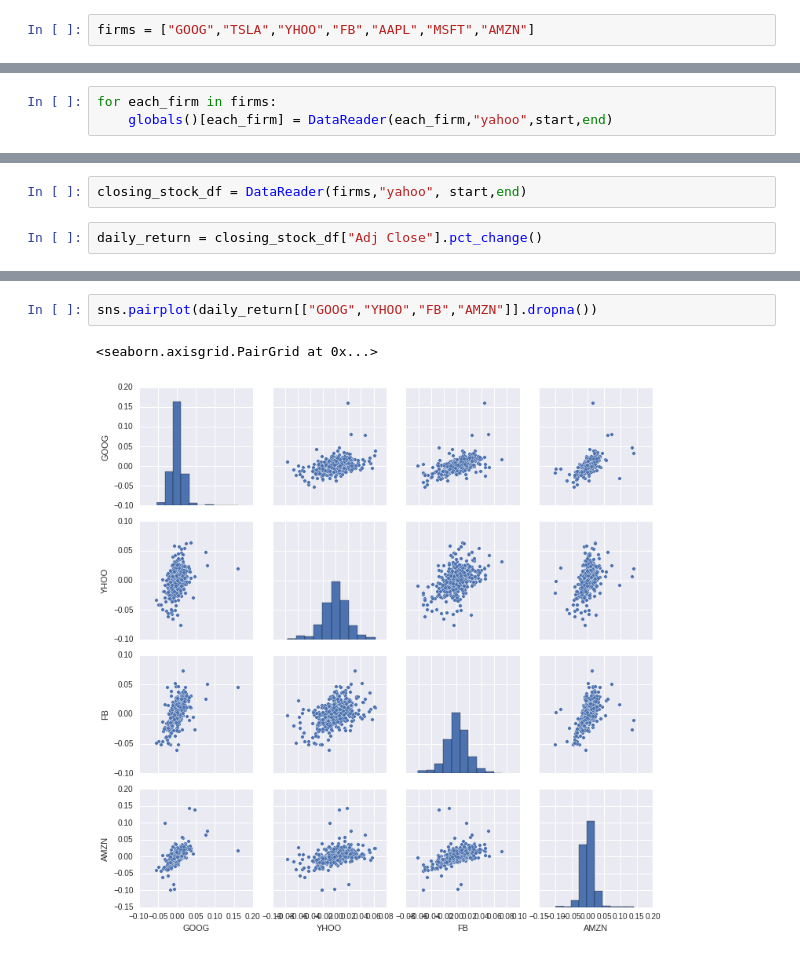
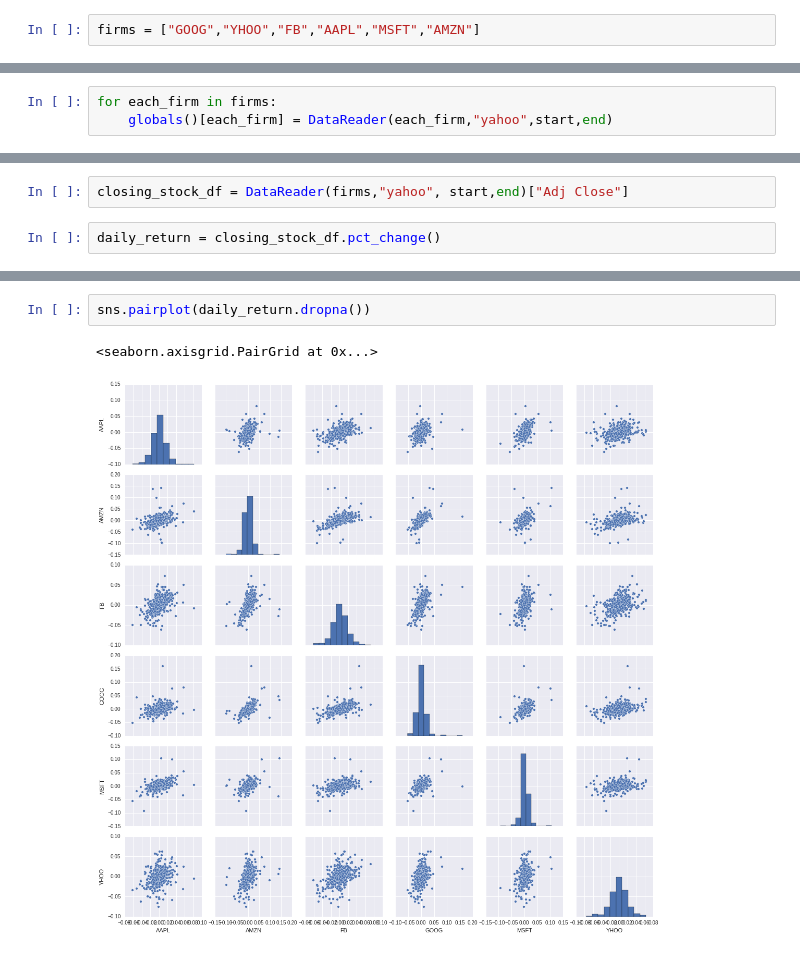
Before and after one commit to inferno9004/Stock-Market-Analysis, a Jupyter notebook: stock_market.ipynb, the cells around one changed output, grey strips where cells are left out. Saved outputs shown, nothing was run; the diff lists cells and outputs as text.

Commit message:
pairplots added, new data added

```diff
--- a/stock_market.ipynb
+++ b/stock_market.ipynb
@@ -11,7 +11,7 @@ from pandas.io.data import DataReader
 
 from datetime import datetime
 # %%
-firms = ["GOOG","TSLA","YHOO","FB","AAPL","MSFT","AMZN"]
+firms = ["GOOG","YHOO","FB","AAPL","MSFT","AMZN"]
 # %%
 end = datetime.now()
 
@@ -75,7 +77,7 @@ TSLA["Daily Return"].hist(bins = 250)
 # %%
-closing_stock_df = DataReader(firms,"yahoo", start,end)
+closing_stock_df = DataReader(firms,"yahoo", start,end)["Adj Close"]
 # %%
-daily_return = closing_stock_df["Adj Close"].pct_change()
+daily_return = closing_stock_df.pct_change()
 # %%
 daily_return.head()
 # %% [output]
@@ -99,5 +101,5 @@ sns.jointplot("FB","GOOG",daily_return,color = "red")
 # %%
-sns.pairplot(daily_return[["GOOG","YHOO","FB","AMZN"]].dropna())
+sns.pairplot(daily_return.dropna())
 # %% [output]
 <seaborn.axisgrid.PairGrid at 0x...>
-[figure, old version]
+[figure, new version]
```
Also changed, not shown: parts of 15 cells of this notebook.
